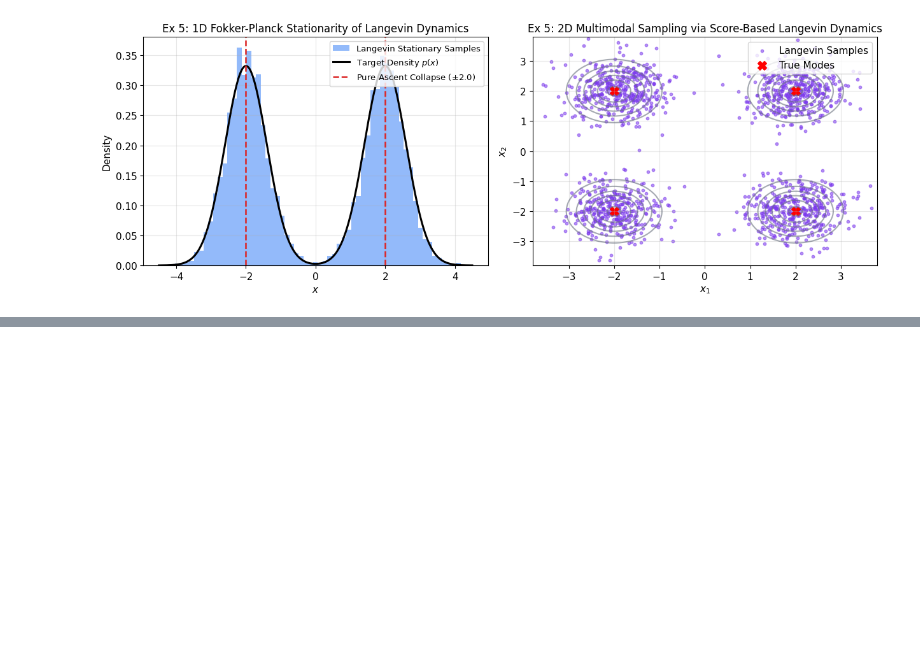
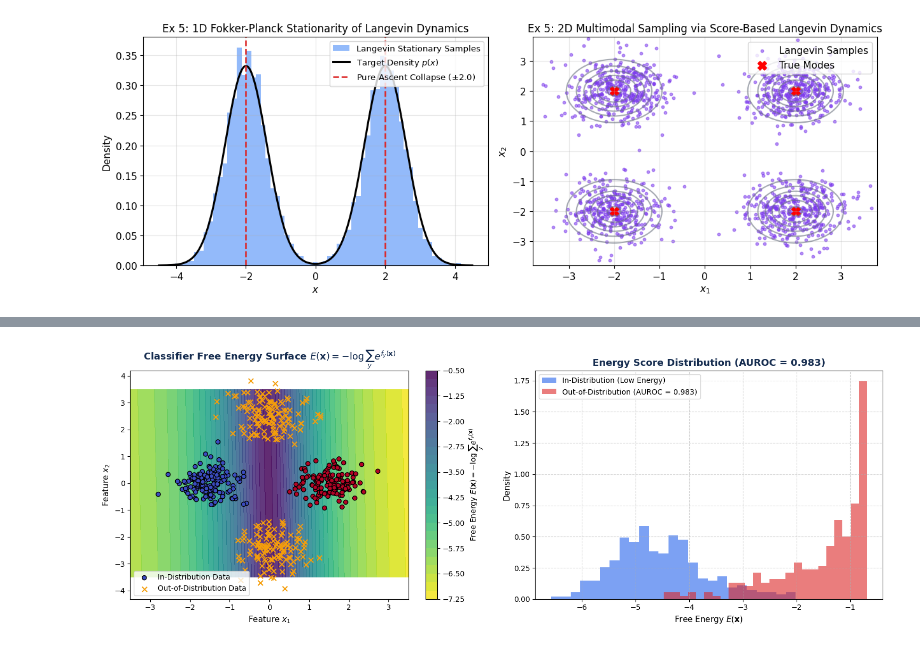
Before and after one commit to xuanxinjushi/mathematics-for-ai-machine-learning, a Jupyter notebook: chapter17-score-function-and-energy-based-models/code/proj.ipynb, the cells around one changed output, grey strips where cells are left out. Cells and saved outputs as stored; diff of their text form; code cells hidden in the pictures; blank space fills up the shorter version.

```diff
--- a/chapter17-score-function-and-energy-based-models/code/proj.ipynb
+++ b/chapter17-score-function-and-energy-based-models/code/proj.ipynb
@@ -323,0 +342,90 @@ Ex 5 | Langevin Dynamics    intra-mode std: 0.5985 (True std = 0.6000)
+# %%
+# Lab 5: Classifier Free Energy Landscape and OOD Detection
+import numpy as np
+import torch
+import torch.nn as nn
+import matplotlib.pyplot as plt
+from sklearn.metrics import roc_auc_score
+
+torch.manual_seed(42)
+np.random.seed(42)
+
+# Generate 2D in-distribution dataset (2 clusters)
+N_in = 300
+c0 = np.random.randn(N_in // 2, 2) * 0.4 + np.array([-1.5, 0.0])
+c1 = np.random.randn(N_in // 2, 2) * 0.4 + np.array([1.5, 0.0])
+X_in = np.vstack([c0, c1])
+y_in = np.array([0]*(N_in//2) + [1]*(N_in//2))
+
+# Out-of-distribution test points (orthogonal clusters)
+X_ood = np.vstack([
+    np.random.randn(125, 2) * 0.5 + np.array([0.0, 2.5]),
+    np.random.randn(125, 2) * 0.5 + np.array([0.0, -2.5])
+])
+
+net = nn.Sequential(
+    nn.Linear(2, 64),
+    nn.Tanh(),
+    nn.Linear(64, 64),
+    nn.Tanh(),
+    nn.Linear(64, 2)
+)
+opt = torch.optim.Adam(net.parameters(), lr=0.01, weight_decay=1e-3)
+crit = nn.CrossEntropyLoss()
+X_t = torch.tensor(X_in, dtype=torch.float32)
+y_t = torch.tensor(y_in, dtype=torch.long)
+
+for _ in range(350):
+    opt.zero_grad()
+    loss = crit(net(X_t), y_t)
+    loss.backward()
+    opt.step()
+
+with torch.no_grad():
+    l_in = net(X_t).numpy()
+    l_ood = net(torch.tensor(X_ood, dtype=torch.float32)).numpy()
+
+e_in = -np.log(np.sum(np.exp(l_in), axis=1))
+e_ood = -np.log(np.sum(np.exp(l_ood), axis=1))
+msp_in = np.max(np.exp(l_in) / np.sum(np.exp(l_in), axis=1, keepdims=True), axis=1)
+msp_ood = np.max(np.exp(l_ood) / np.sum(np.exp(l_ood), axis=1, keepdims=True), axis=1)
+
+y_eval = np.concatenate([np.zeros(len(e_in)), np.ones(len(e_ood))])
+auroc_energy = roc_auc_score(y_eval, np.concatenate([e_in, e_ood]))
+auroc_msp = roc_auc_score(y_eval, np.concatenate([-msp_in, -msp_ood]))
+
+print("=== Lab 5: Classifier Free Energy OOD Detection Results ===")
+print(f"Mean Free Energy (In-Distribution)    : {np.mean(e_in):.4f} (Low Energy Well)")
+print(f"Mean Free Energy (Out-of-Distribution): {np.mean(e_ood):.4f} (High Energy Barrier)")
+print(f"OOD Detection AUROC (Free Energy)     : {auroc_energy:.4f}")
+print(f"OOD Detection AUROC (Max Softmax Prob): {auroc_msp:.4f}")
+
+fig, (ax1, ax2) = plt.subplots(1, 2, figsize=(15, 5.5), facecolor='#ffffff')
+gx = np.linspace(-3.5, 3.5, 150)
+gy = np.linspace(-3.5, 3.5, 150)
+GX, GY = np.meshgrid(gx, gy)
+grid_pts = torch.tensor(np.stack([GX.ravel(), GY.ravel()], axis=1), dtype=torch.float32)
+with torch.no_grad():
+    grid_logits = net(grid_pts).numpy()
+    grid_energy = -np.log(np.sum(np.exp(grid_logits), axis=1)).reshape(GX.shape)
+
+cs = ax1.contourf(GX, GY, grid_energy, levels=25, cmap='viridis_r', alpha=0.85)
+plt.colorbar(cs, ax=ax1, label=r'Free Energy $E(\mathbf{x}) = -\log \sum_y e^{f_y(\mathbf{x})}$')
+ax1.scatter(X_in[:, 0], X_in[:, 1], c=y_in, cmap='coolwarm', edgecolor='k', s=35, label='In-Distribution Data')
+ax1.scatter(X_ood[:, 0], X_ood[:, 1], color='#f59e0b', marker='x', s=45, label='Out-of-Distribution Data')
+ax1.set_title(r'Classifier Free Energy Surface $E(\mathbf{x}) = -\log \sum_y e^{f_y(\mathbf{x})}$', fontsize=13, fontweight='bold', color='#162d50')
+ax1.set_xlabel('Feature $x_1$', fontsize=11)
+ax1.set_ylabel('Feature $x_2$', fontsize=11)
+ax1.legend(loc='lower left', fontsize=10)
+
+ax2.hist(e_in, bins=25, alpha=0.6, color='#2563eb', density=True, label='In-Distribution (Low Energy)')
+ax2.hist(e_ood, bins=25, alpha=0.6, color='#dc2626', density=True, label=rf'Out-of-Distribution (AUROC = {auroc_energy:.3f})')
+ax2.set_title(rf'Energy Score Distribution (AUROC = {auroc_energy:.3f})', fontsize=13, fontweight='bold', color='#162d50')
+ax2.set_xlabel(r'Free Energy $E(\mathbf{x})$', fontsize=11)
+ax2.set_ylabel('Density', fontsize=11)
+ax2.grid(True, linestyle='--', alpha=0.5)
+ax2.legend(fontsize=10)
+
+plt.tight_layout()
+plt.show()
+# %% [output]
@@ -323,0 +437 @@ Ex 5 | Langevin Dynamics    intra-mode std: 0.5985 (True std = 0.6000)
+[figure, added]
```
Also changed, not shown: parts of 9 cells of this notebook, 22 other files.
